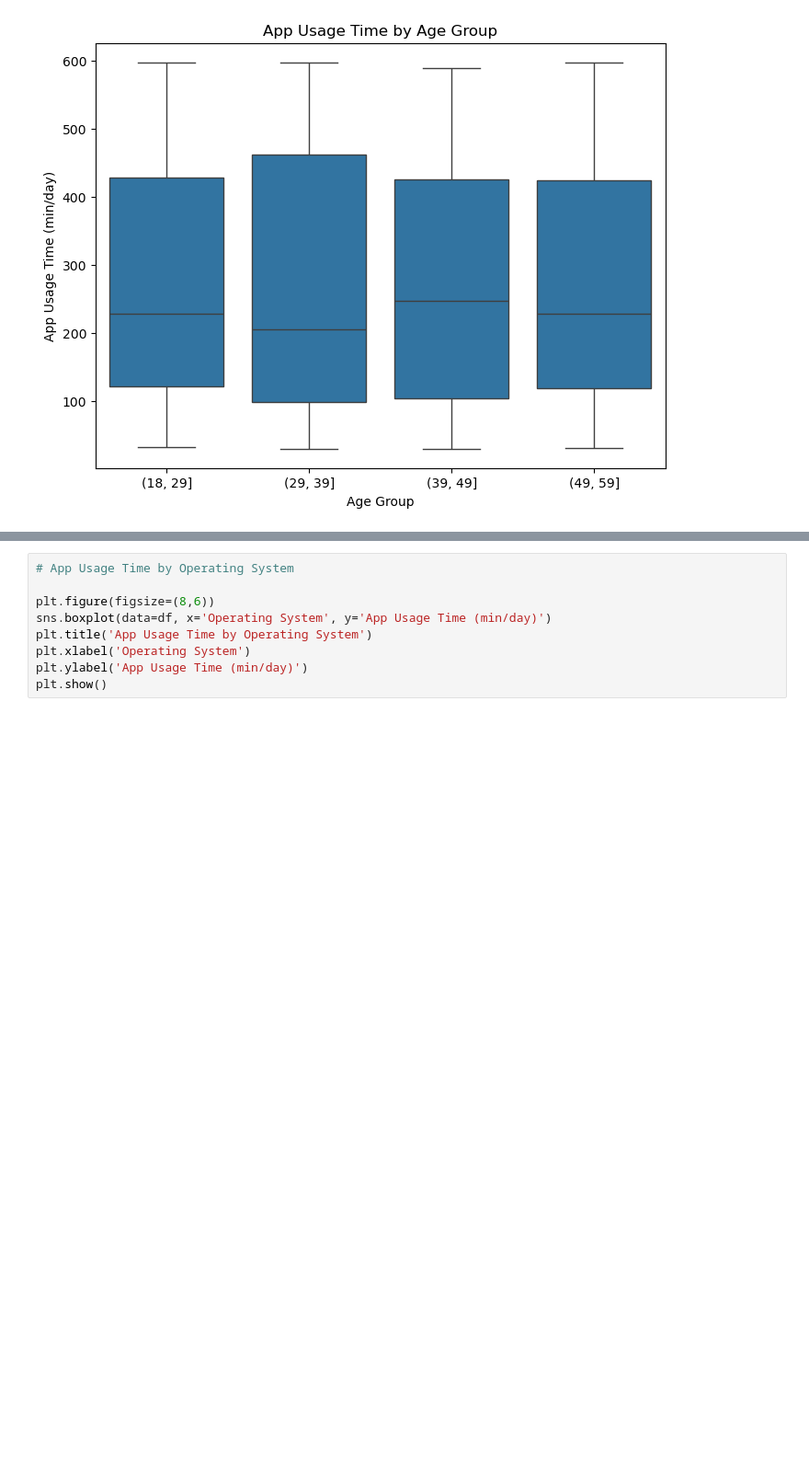
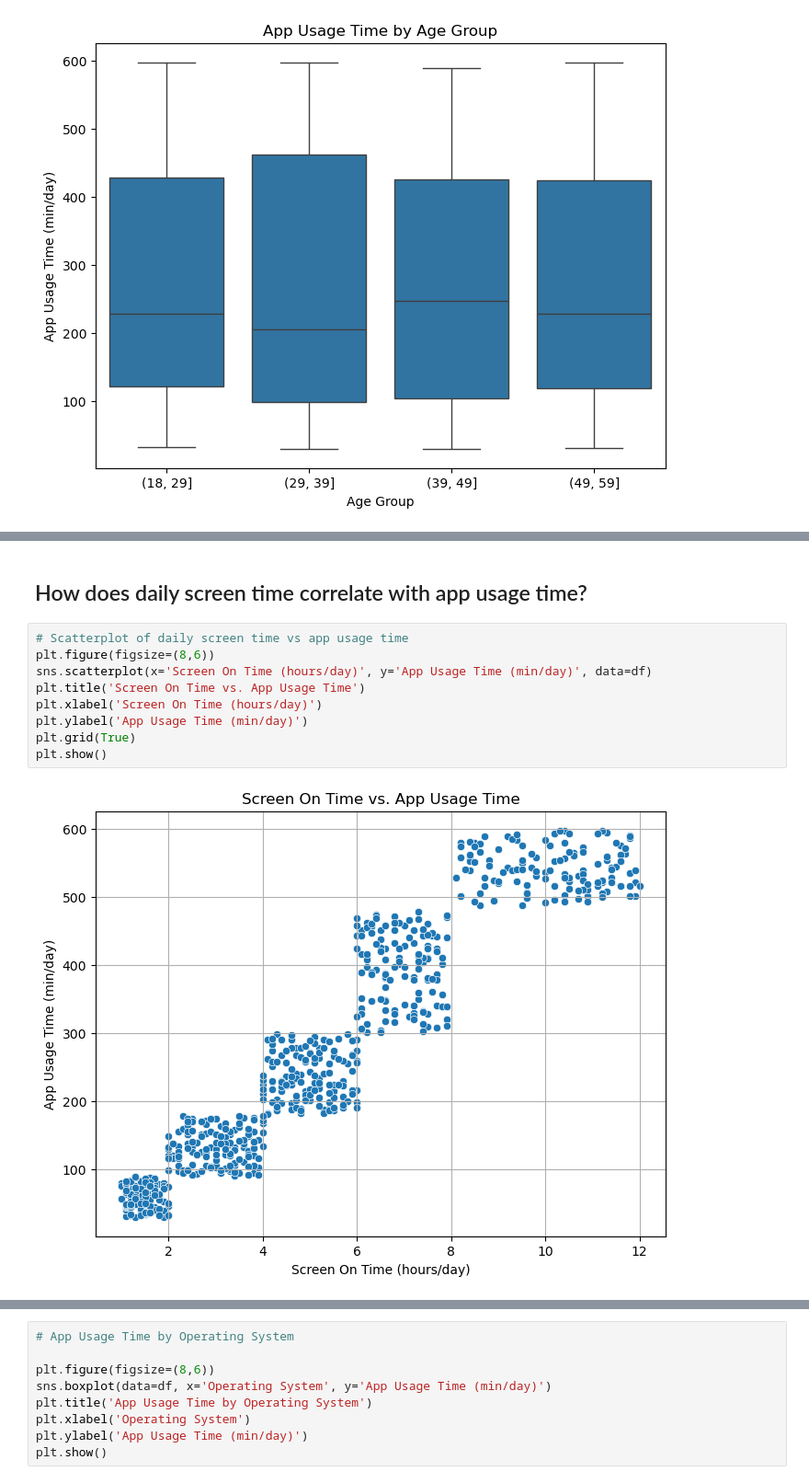
Before and after one commit to LincolnBrownBellevue/DSC680, a Jupyter notebook: Project2/DSC680_Project2_LincolnBrown.ipynb, the cells around one changed output, grey strips where cells are left out. Shown: that part at 92% size. Saved outputs shown, nothing was run; the diff lists cells and outputs as text; blank space fills up the shorter version.

```diff
--- a/Project2/DSC680_Project2_LincolnBrown.ipynb
+++ b/Project2/DSC680_Project2_LincolnBrown.ipynb
@@ -119,0 +176,13 @@ plt.show()
+# %% [markdown]
+## How does daily screen time correlate with app usage time?
+# %%
+# Scatterplot of daily screen time vs app usage time
+plt.figure(figsize=(8,6))
+sns.scatterplot(x='Screen On Time (hours/day)', y='App Usage Time (min/day)', data=df)
+plt.title('Screen On Time vs. App Usage Time')
+plt.xlabel('Screen On Time (hours/day)')
+plt.ylabel('App Usage Time (min/day)')
+plt.grid(True)
+plt.show()
+# %% [output]
+[figure, added]
```
Also changed, not shown: parts of 42 cells of this notebook, 6 other files.
